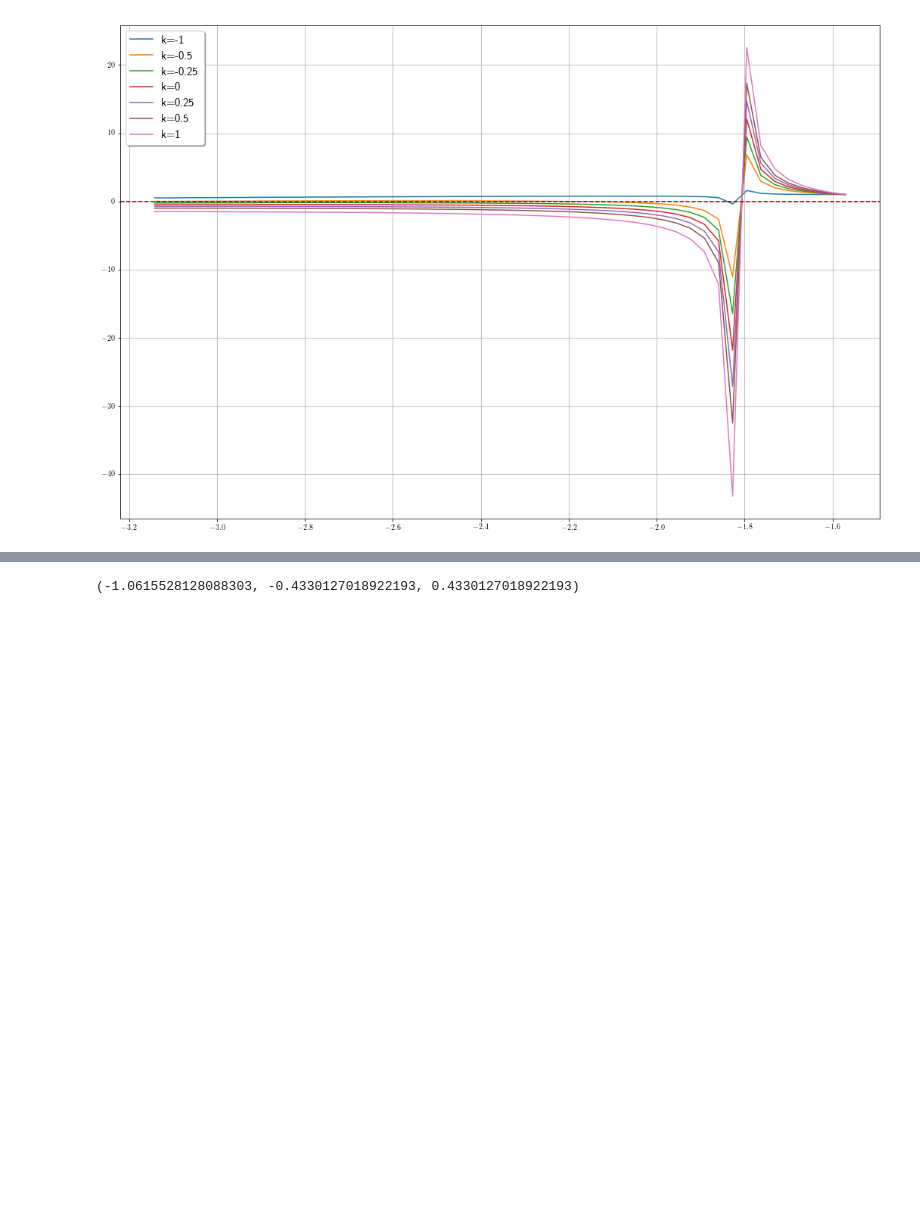
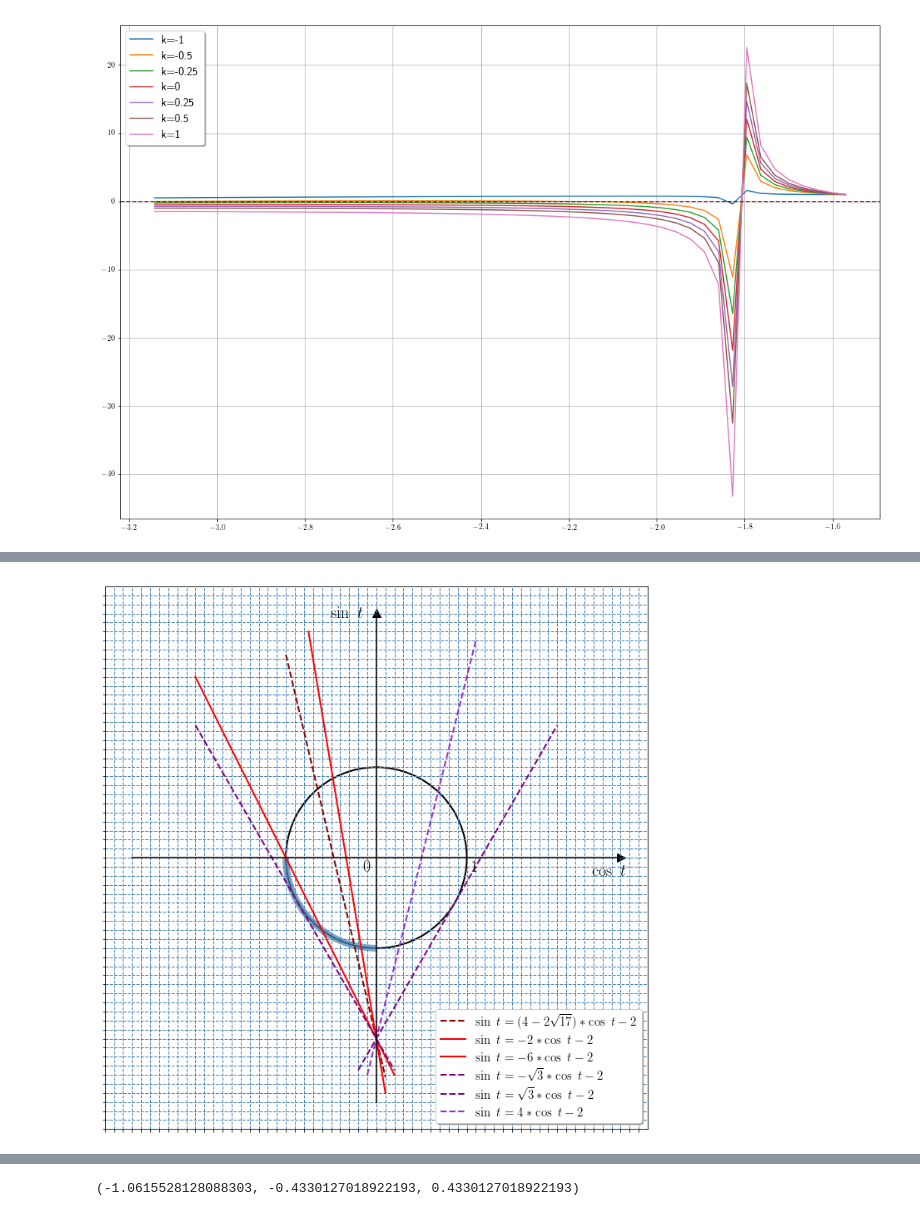
Before and after one commit to OlgaBelitskaya/math_20172018, a Jupyter notebook: 2018_Variant13.ipynb, the cells around one changed output, grey strips where cells are left out. Saved outputs shown, nothing was run; the diff lists cells and outputs as text; code cells hidden in the pictures; blank space fills up the shorter version.

```diff
--- a/2018_Variant13.ipynb
+++ b/2018_Variant13.ipynb
@@ -954,0 +1024,45 @@ $k = 1 - \frac{\sqrt{17}}{2}; -\frac{\sqrt{3}}{4} < k < \frac{\sqrt{3}}{4}$
+# %%
+import matplotlib.patches as pat
+f = plt.figure(figsize=(12,12))
+ax = f.add_subplot(1, 1, 1, aspect=1)
+ax.grid(c='steelblue', ls='--', lw=1)
+
+circle = pat.Circle((0, 0), 1, lw=2,
+                edgecolor='black', facecolor='none')
+arc = pat.Arc((0, 0), 2, 2, lw=8, alpha=0.7,
+              theta1=180, theta2=270,
+              edgecolor='steelblue',
+              facecolor='none')
+ax.add_artist(circle)
+ax.add_artist(arc)
+
+ax.plot([-1,0.1],[(4-2*math.sqrt(17))*(-1)-2,(4-2*math.sqrt(17))*0.1-2],
+        ls='--',lw=2,c='darkred',label=r'$\sin \ t = (4 - 2\sqrt{17}) * \cos \ t - 2$')
+ax.plot([-2,0.2],[-2*(-2)-2,-2*0.2-2],ls='-',lw=2,c='red',
+        label=r'$\sin \ t = -2 * \cos \ t - 2$')
+ax.plot([-0.75,0.1],[-6*(-0.75)-2,-6*0.1-2],ls='-',lw=2,c='red',
+        label=r'$\sin \ t = -6 * \cos \ t - 2$')
+ax.plot([-2,0.2],[-math.sqrt(3)*(-2)-2,-math.sqrt(3)*0.2-2],ls='--',lw=2,c='purple',
+        label=r'$\sin \ t = -\sqrt{3} * \cos \ t - 2$')
+ax.plot([-0.2,2],[math.sqrt(3)*(-0.2)-2,math.sqrt(3)*2-2],ls='--',lw=2,c='purple',
+        label=r'$\sin \ t = \sqrt{3} * \cos \ t - 2$')
+ax.plot([-0.1,1.1],[4*(-0.1)-2,4*1.1-2],ls='--',lw=2,c='darkorchid',
+        label=r'$\sin \ t = 4 * \cos \ t - 2$')
+
+ax.axhline(0,0.05,0.95,c='black')
+ax.axvline(0,0.05,0.95,c='black')
+plt.text(-0.15,-0.15,r'$0$', fontsize=20)
+plt.text(1.05,-0.15,r'$1$', fontsize=20)
+
+plt.text(2.38,-0.19,r'$\cos \ t$', fontsize=20)
+plt.text(-0.5,2.65,r'$\sin \ t$', fontsize=20)
+ax.scatter(0,2.71, marker='^', s=100, c='black')
+ax.scatter(2.71,0, marker='>', s=100, c='black')
+
+plt.legend(shadow=True, loc=4, fontsize=15)
+plt.xlim(-3,3)
+plt.ylim(-3,3)
+plt.xticks(numpy.arange(-3, 3, step=0.1), visible=False)
+plt.yticks(numpy.arange(-3, 3, step=0.1), visible=False);
+# %% [output]
+[figure, added]
```
Also changed, not shown: parts of 15 cells of this notebook.
